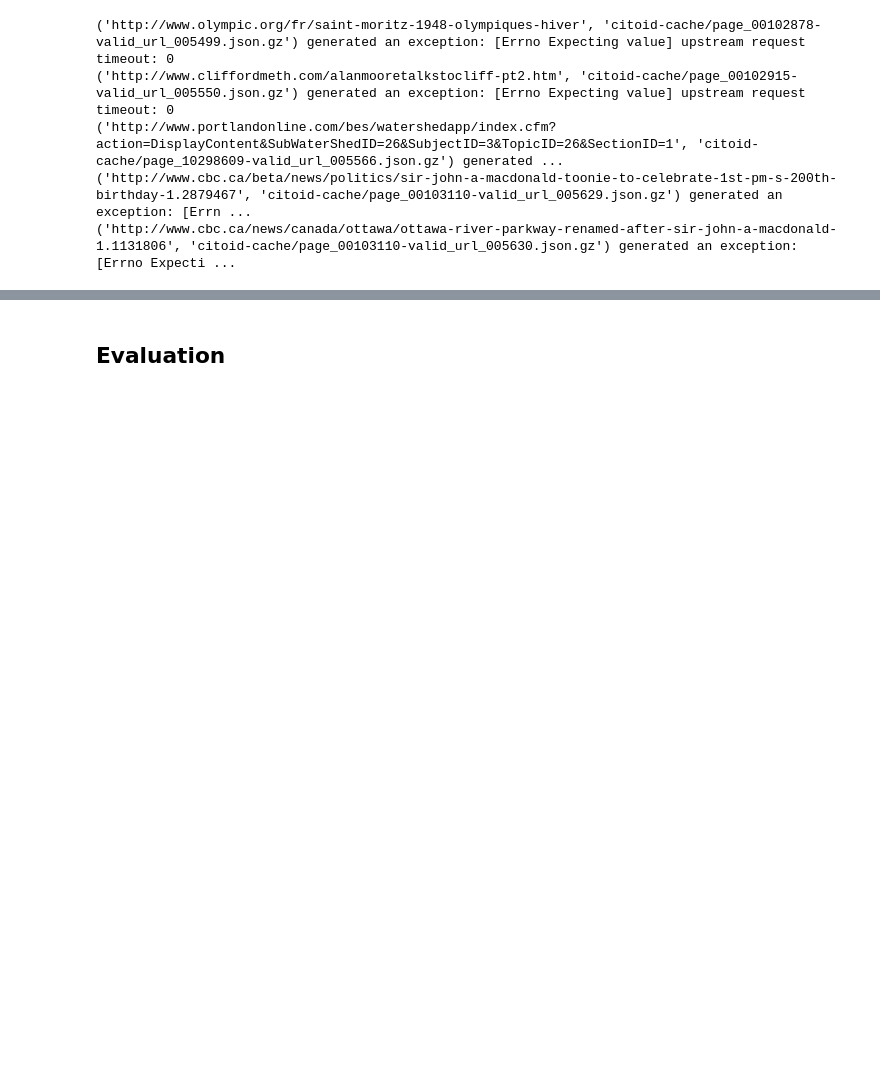
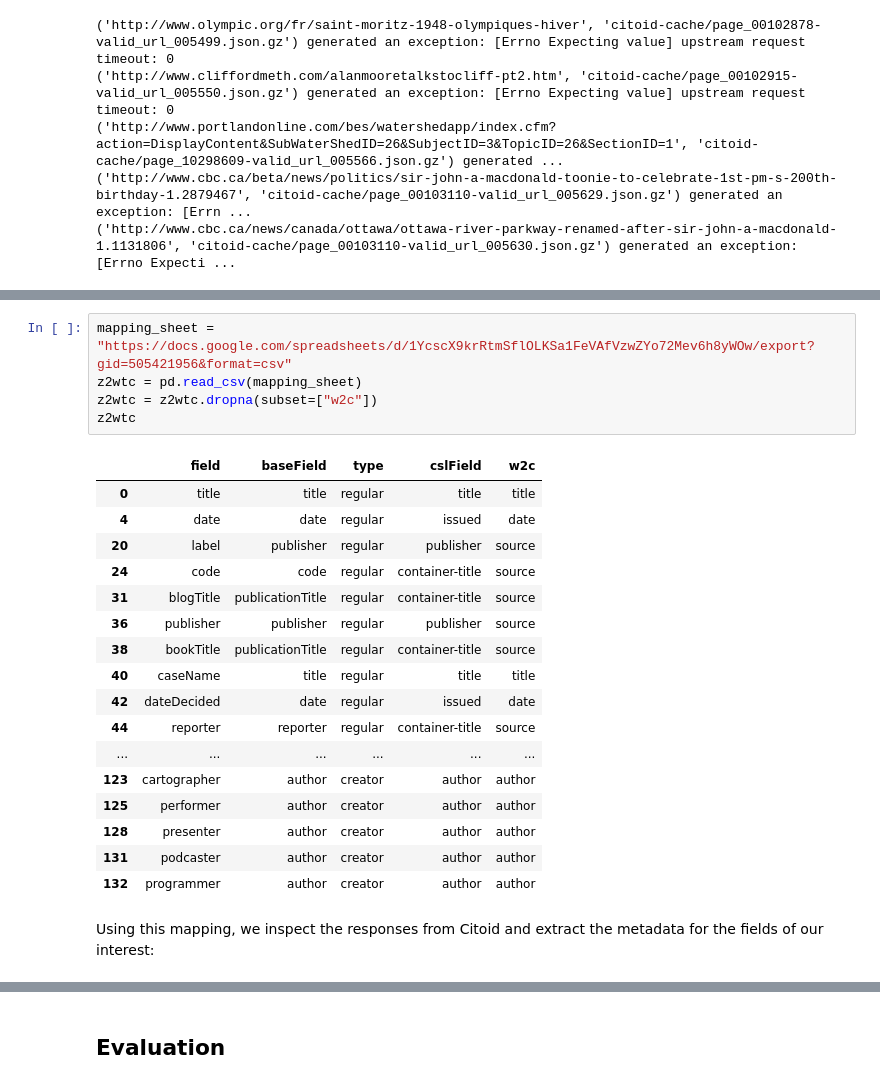
Before and after one commit to hdlabconicet/Web2Cit-research, a Jupyter notebook: understand-citoid-coverage.ipynb, the cells around one changed output, grey strips where cells are left out. Drawn from its saved outputs; the diff is of its cells as text; blank space fills up the shorter version.

```diff
--- a/understand-citoid-coverage.ipynb
+++ b/understand-citoid-coverage.ipynb
@@ -757,0 +814,25 @@ for batch_of_ufs in tqdm(chunked(urls_fnames, 500), total=len(urls_fnames)//500)
+# %%
+mapping_sheet = "https://docs.google.com/spreadsheets/d/1YcscX9krRtmSflOLKSa1FeVAfVzwZYo72Mev6h8yWOw/export?gid=505421956&format=csv"
+z2wtc = pd.read_csv(mapping_sheet)
+z2wtc = z2wtc.dropna(subset=["w2c"])
+z2wtc
+# %% [output]
+|  | field | baseField | type | cslField | w2c |
+| 0 | title | title | regular | title | title |
+| 4 | date | date | regular | issued | date |
+| 20 | label | publisher | regular | publisher | source |
+| 24 | code | code | regular | container-title | source |
+| 31 | blogTitle | publicationTitle | regular | container-title | source |
+| 36 | publisher | publisher | regular | publisher | source |
+| 38 | bookTitle | publicationTitle | regular | container-title | source |
+| 40 | caseName | title | regular | title | title |
+| 42 | dateDecided | date | regular | issued | date |
+| 44 | reporter | reporter | regular | container-title | source |
+| ... | ... | ... | ... | ... | ... |
+| 123 | cartographer | author | creator | author | author |
+| 125 | performer | author | creator | author | author |
+| 128 | presenter | author | creator | author | author |
+| 131 | podcaster | author | creator | author | author |
+| 132 | programmer | author | creator | author | author |
+# %% [markdown]
+Using this mapping, we inspect the responses from Citoid and extract the metadata for the fields of our interest:
```
Also changed, not shown: parts of 36 cells of this notebook, 4 other files.
